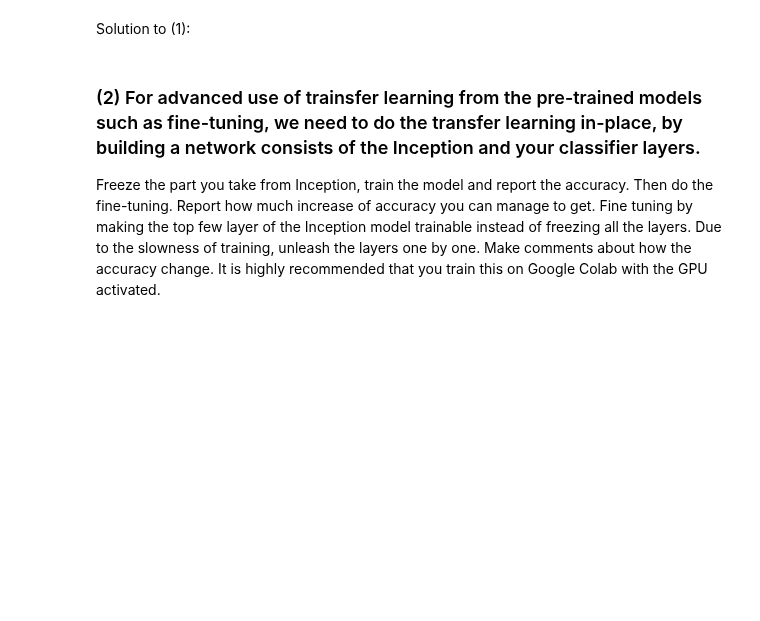
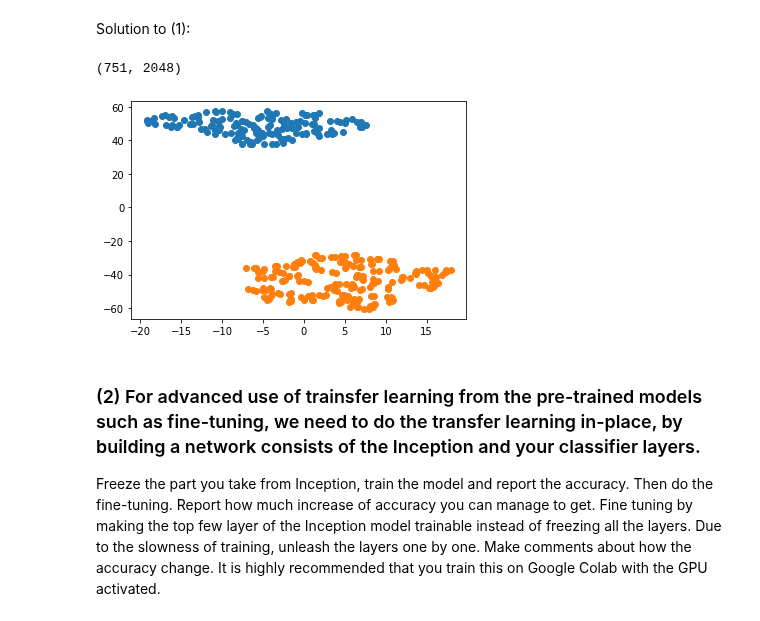
Before and after one commit to zmiller22/AM216, a Jupyter notebook: HW4/P2-Copy2.ipynb, the cells around one changed output. Cells and saved outputs as stored; diff of their text form; code cells hidden in the pictures; blank space fills up the shorter version.

```diff
--- a/HW4/P2-Copy2.ipynb
+++ b/HW4/P2-Copy2.ipynb
@@ -190,5 +198,30 @@ labels = np.array(labels)
 # %% [markdown]
 Solution to (1):
+# %%
+with tf.device('/CPU:0'):
+    base_model_2 = keras.applications.inception_v3.InceptionV3(include_top=False,
+                                                            weights='imagenet',
+                                                            input_shape=imgs[0].shape
+                                                            )
+
+    base_model_2.trainable = False
+# %%
+global_avg_layer = keras.layers.GlobalAveragePooling2D()
+imgs_emb = global_avg_layer(base_model_2.predict(imgs))
+imgs_emb = imgs_emb.numpy()/imgs_emb.numpy().max()
+# %%
+imgs_emb.shape
+# %% [output]
+(751, 2048)
+# %%
+tsne = TSNE(n_components=2)
+# %%
+tsne_img_emb = tsne.fit_transform(imgs_emb)
+# %%
+for i in range(2):
+    plt.plot(tsne_img_emb.transpose()[0][lbls==i],tsne_img_emb.transpose()[1][lbls==i],'.',markersize=12)
+# %% [output]
+[figure, added]
 # %% [markdown]
 ### (2) For advanced use of trainsfer learning from the pre-trained models such as fine-tuning, we need to do the transfer learning in-place, by building a network consists of the Inception and your classifier layers.
 Freeze the part you take from Inception, train
```
Also changed, not shown: parts of 26 cells of this notebook, 1 other file.
